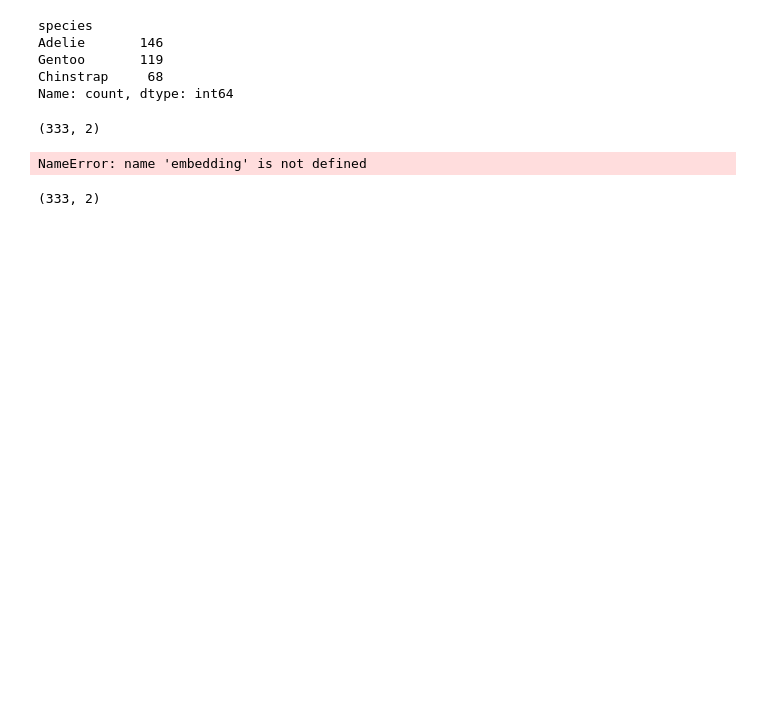
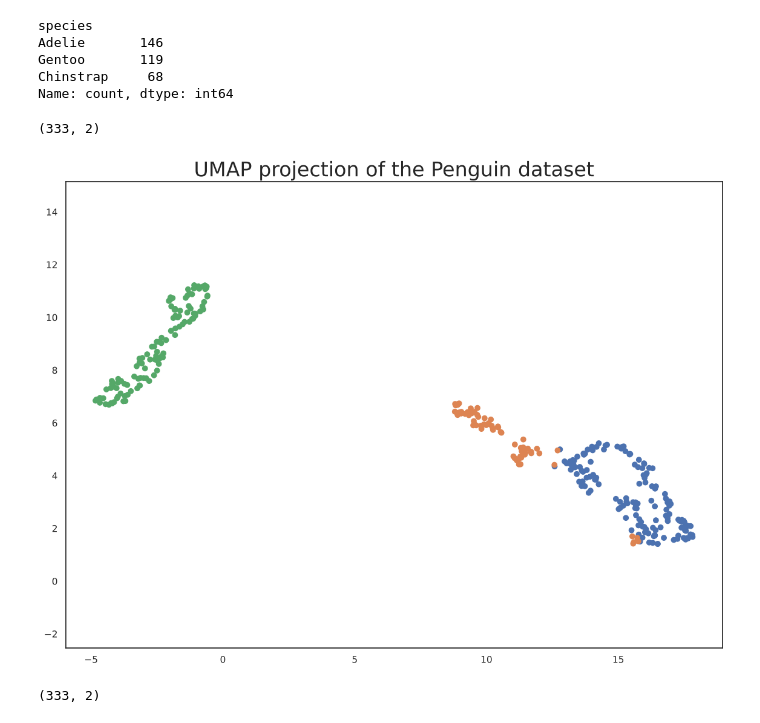
Before and after one commit to AudreyStelle/ML-Lab-3-Non-linear-Dimensionality-Reduction---t-SNE-and-UMAP, a Jupyter notebook: 03-tsne-and-umap.ipynb, the cells around one changed output. Cells and saved outputs as stored; diff of their text form; code cells hidden in the pictures; blank space fills up the shorter version.

```diff
--- a/03-tsne-and-umap.ipynb
+++ b/03-tsne-and-umap.ipynb
@@ -178,13 +132,13 @@ embedding_1.shape
 (333, 2)
 # %%
 plt.scatter(
-    embedding[:, 0],
-    embedding[:, 1],
+    embedding_1[:, 0],
+    embedding_1[:, 1],
     c=[sns.color_palette()[x] for x in penguins.species.map({"Adelie":0, "Chinstrap":1, "Gentoo":2})])
 plt.gca().set_aspect('equal', 'datalim')
 plt.title('UMAP projection of the Penguin dataset', fontsize=24);
 # %% [output]
-NameError: name 'embedding' is not defined
+[figure, added]
 # %%
 embedding = reducer.fit_transform(scaled_penguin_data)
 embedding.shape
```
Also changed, not shown: parts of 23 cells of this notebook.
